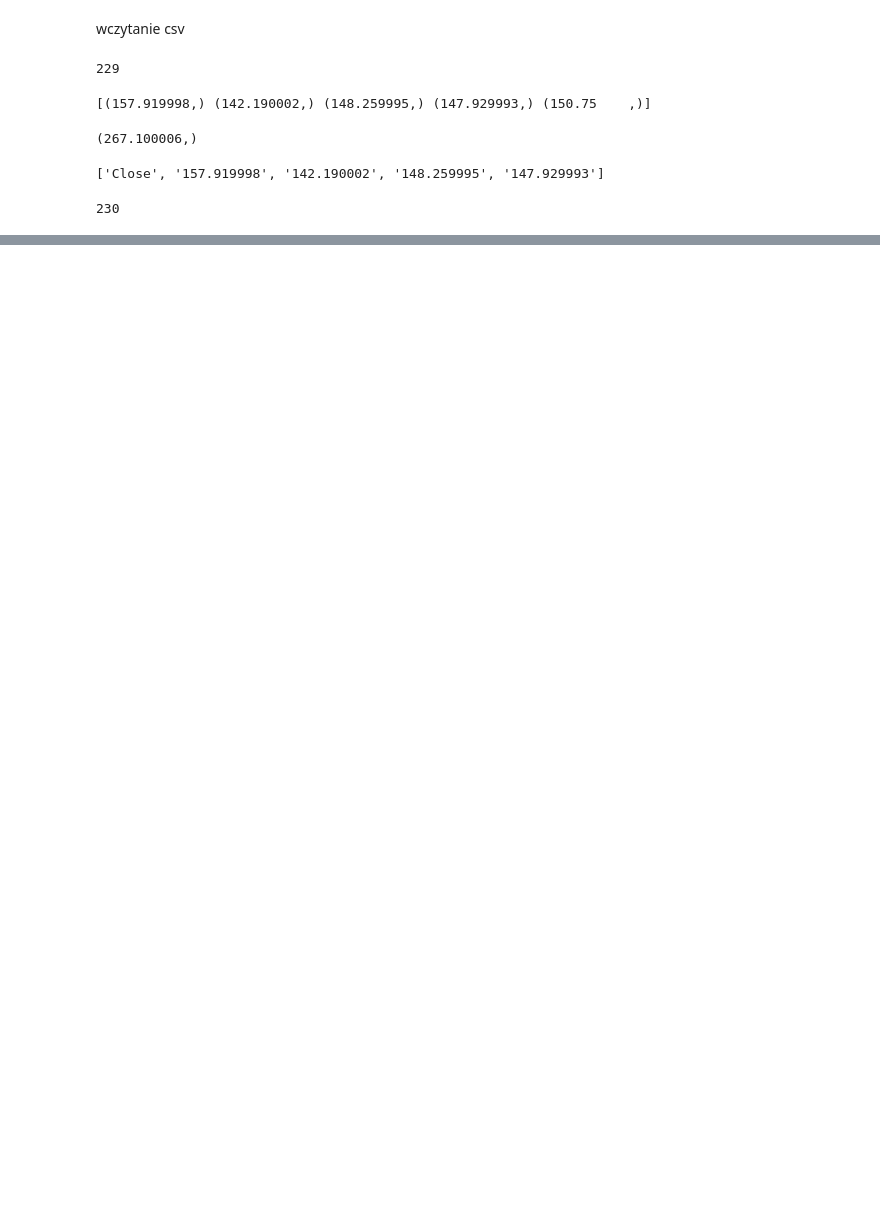
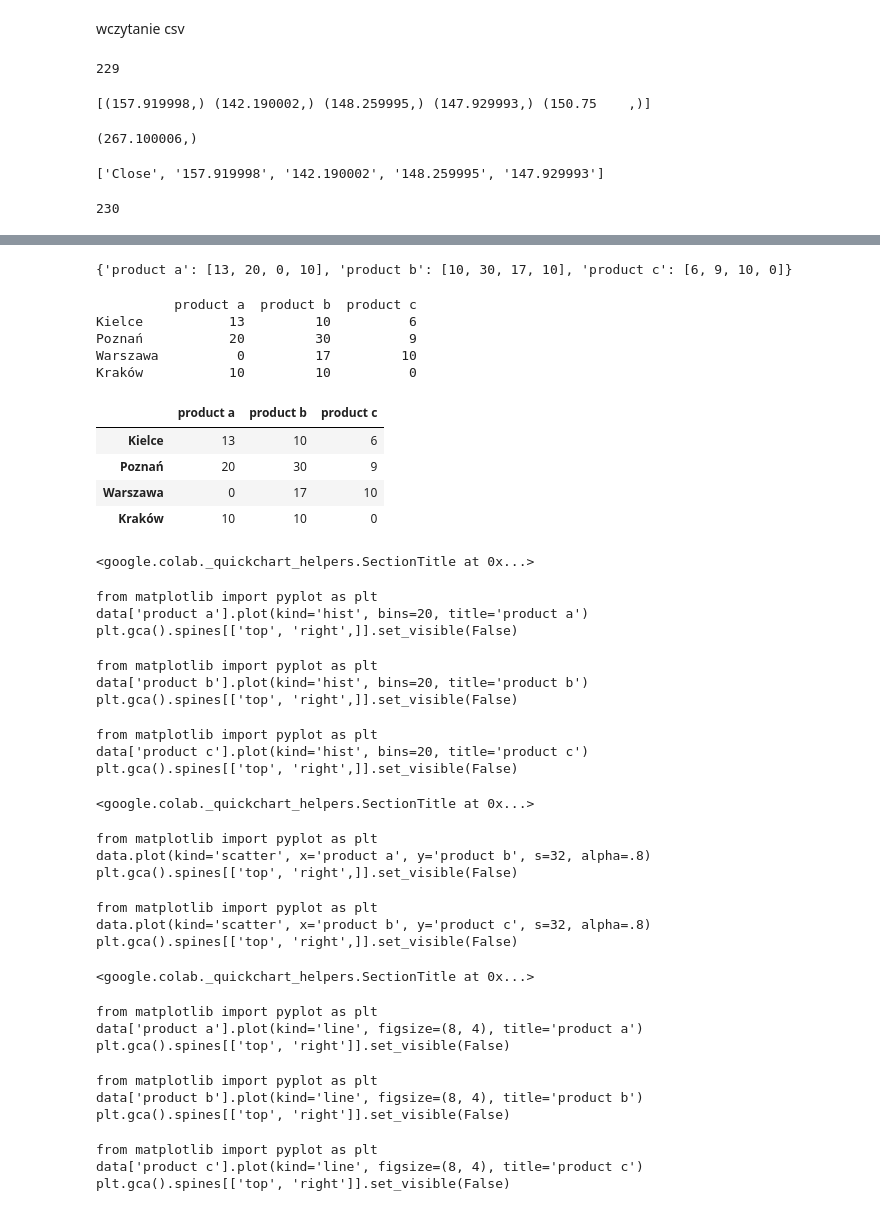
Before and after one commit to rajkonkret/PythonAnalizaDanych28-07-2025A, a Jupyter notebook: zad1_colab.ipynb, the cells around one changed output, grey strips where cells are left out. Cells and saved outputs as stored; diff of their text form; code cells hidden in the pictures; blank space fills up the shorter version.

```diff
--- a/zad1_colab.ipynb
+++ b/zad1_colab.ipynb
@@ -559,0 +603,4 @@ print(len(temp_array))
+# %%
+print(product_data)
+# %% [output]
+{'product a': [13, 20, 0, 10], 'product b': [10, 30, 17, 10], 'product c': [6, 9, 10, 0]}
@@ -559,0 +611,44 @@ print(len(temp_array))
+# %%
+data = pd.DataFrame(product_data, index=miasta)
+print(data)
+# %% [output]
+          product a  product b  product c
+Kielce           13         10          6
+Poznań           20         30          9
+Warszawa          0         17         10
+Kraków           10         10          0
+# %%
+data
+# %% [output]
+|  | product a | product b | product c |
+| Kielce | 13 | 10 | 6 |
+| Poznań | 20 | 30 | 9 |
+| Warszawa | 0 | 17 | 10 |
+| Kraków | 10 | 10 | 0 |
+<google.colab._quickchart_helpers.SectionTitle at 0x...>
+from matplotlib import pyplot as plt
+data['product a'].plot(kind='hist', bins=20, title='product a')
+plt.gca().spines[['top', 'right',]].set_visible(False)
+from matplotlib import pyplot as plt
+data['product b'].plot(kind='hist', bins=20, title='product b')
+plt.gca().spines[['top', 'right',]].set_visible(False)
+from matplotlib import pyplot as plt
+data['product c'].plot(kind='hist', bins=20, title='product c')
+plt.gca().spines[['top', 'right',]].set_visible(False)
+<google.colab._quickchart_helpers.SectionTitle at 0x...>
+from matplotlib import pyplot as plt
+data.plot(kind='scatter', x='product a', y='product b', s=32, alpha=.8)
+plt.gca().spines[['top', 'right',]].set_visible(False)
+from matplotlib import pyplot as plt
+data.plot(kind='scatter', x='product b', y='product c', s=32, alpha=.8)
+plt.gca().spines[['top', 'right',]].set_visible(False)
+<google.colab._quickchart_helpers.SectionTitle at 0x...>
+from matplotlib import pyplot as plt
+data['product a'].plot(kind='line', figsize=(8, 4), title='product a')
+plt.gca().spines[['top', 'right']].set_visible(False)
+from matplotlib import pyplot as plt
+data['product b'].plot(kind='line', figsize=(8, 4), title='product b')
+plt.gca().spines[['top', 'right']].set_visible(False)
+from matplotlib import pyplot as plt
+data['product c'].plot(kind='line', figsize=(8, 4), title='product c')
+plt.gca().spines[['top', 'right']].set_visible(False)
```
Also changed, not shown: parts of 22 cells of this notebook.
